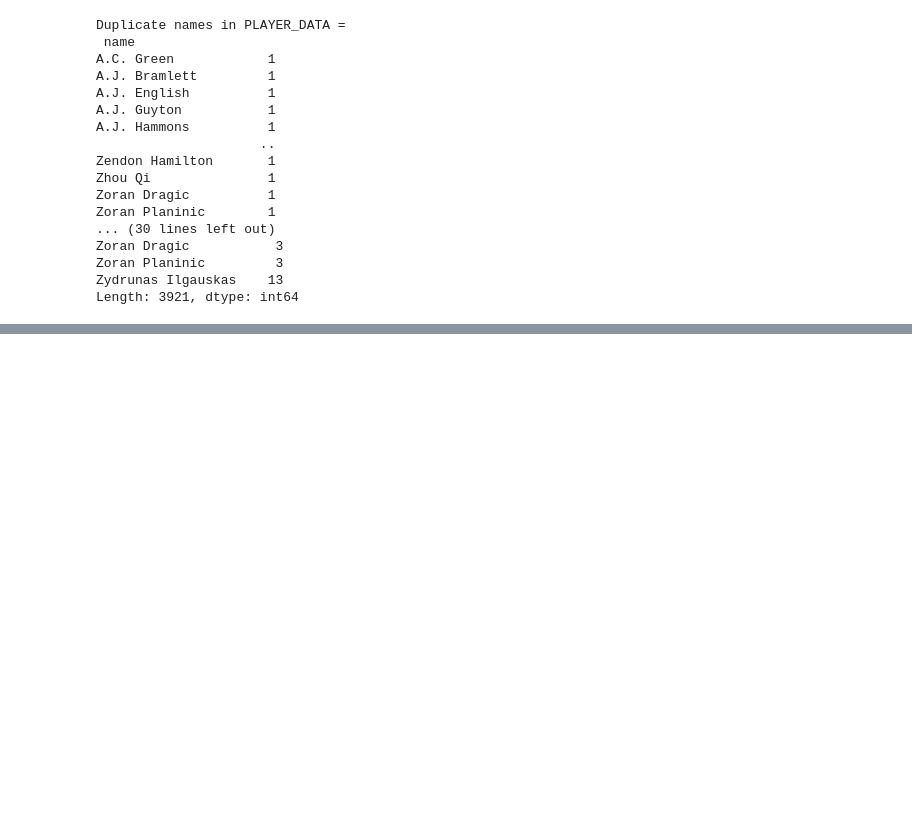
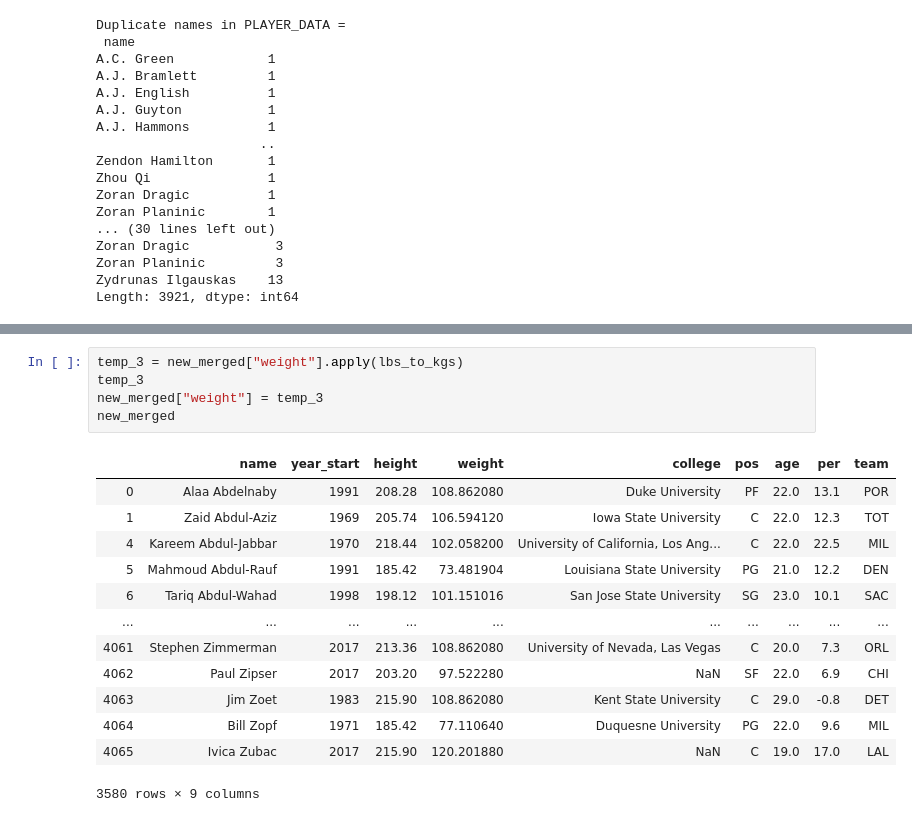
Before and after one commit to nickhil-tekwani/NBA-Data-ML-Model, a Jupyter notebook: nba_regression.ipynb, the cells around one changed output, grey strips where cells are left out. Drawn from its saved outputs; the diff is of its cells as text; blank space fills up the shorter version.

```diff
--- a/nba_regression.ipynb
+++ b/nba_regression.ipynb
@@ -141,0 +149,19 @@ final_cleaned_pd
+# %%
+temp_3 = new_merged["weight"].apply(lbs_to_kgs)
+temp_3
+new_merged["weight"] = temp_3
+new_merged
+# %% [output]
+|  | name | year_start | height | weight | college | pos | age | per | team |
+| 0 | Alaa Abdelnaby | 1991 | 208.28 | 108.862080 | Duke University | PF | 22.0 | 13.1 | POR |
+| 1 | Zaid Abdul-Aziz | 1969 | 205.74 | 106.594120 | Iowa State University | C | 22.0 | 12.3 | TOT |
+| 4 | Kareem Abdul-Jabbar | 1970 | 218.44 | 102.058200 | University of California, Los Ang... | C | 22.0 | 22.5 | MIL |
+| 5 | Mahmoud Abdul-Rauf | 1991 | 185.42 | 73.481904 | Louisiana State University | PG | 21.0 | 12.2 | DEN |
+| 6 | Tariq Abdul-Wahad | 1998 | 198.12 | 101.151016 | San Jose State University | SG | 23.0 | 10.1 | SAC |
+| ... | ... | ... | ... | ... | ... | ... | ... | ... | ... |
+| 4061 | Stephen Zimmerman | 2017 | 213.36 | 108.862080 | University of Nevada, Las Vegas | C | 20.0 | 7.3 | ORL |
+| 4062 | Paul Zipser | 2017 | 203.20 | 97.522280 | NaN | SF | 22.0 | 6.9 | CHI |
+| 4063 | Jim Zoet | 1983 | 215.90 | 108.862080 | Kent State University | C | 29.0 | -0.8 | DET |
+| 4064 | Bill Zopf | 1971 | 185.42 | 77.110640 | Duquesne University | PG | 22.0 | 9.6 | MIL |
+| 4065 | Ivica Zubac | 2017 | 215.90 | 120.201880 | NaN | C | 19.0 | 17.0 | LAL |
+3580 rows × 9 columns
```
Also changed, not shown: parts of 12 cells of this notebook.
